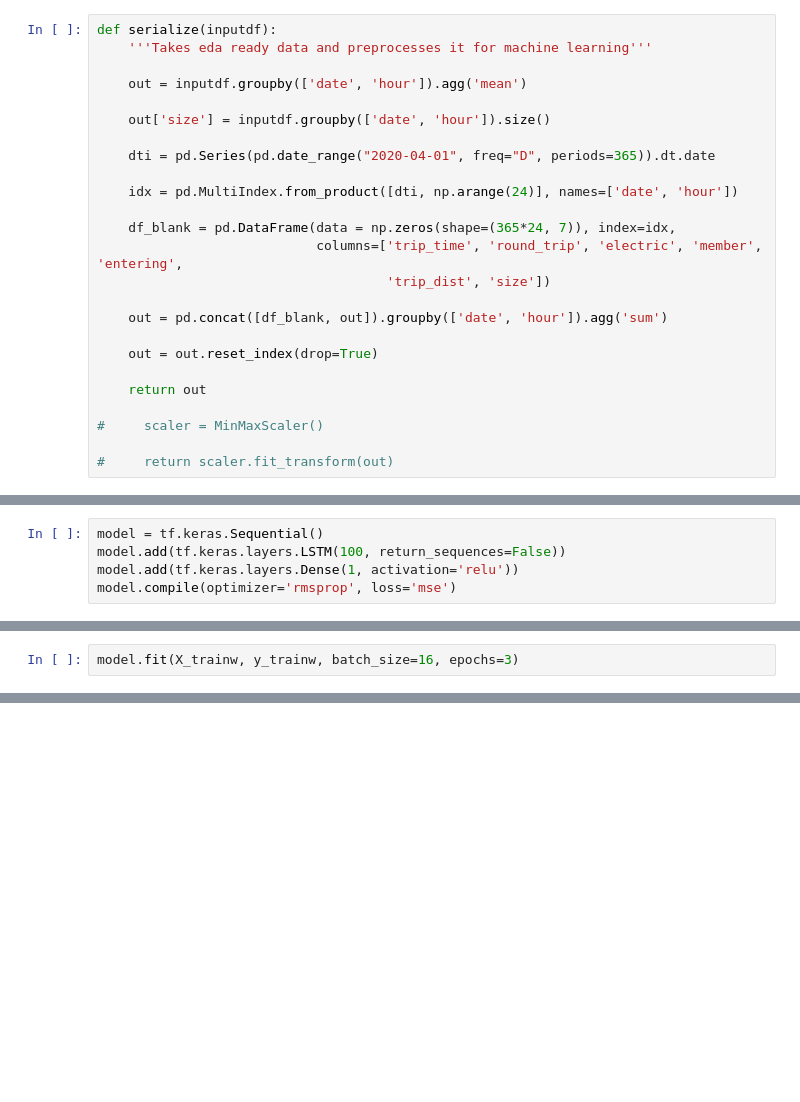
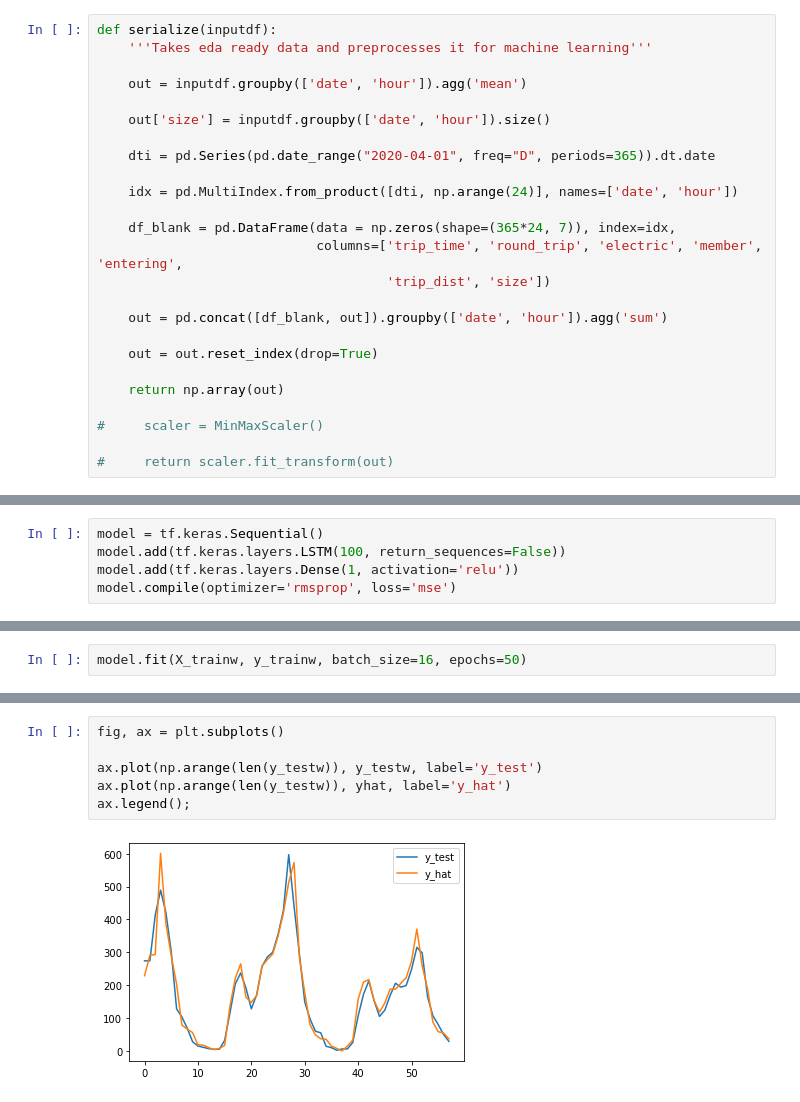
Before and after one commit to nick-kopy/Predicting-Bike-Rental-Station-Traffic, a Jupyter notebook: cap3.ipynb, the cells around one changed output, grey strips where cells are left out. Drawn from its saved outputs; the diff is of its cells as text; blank space fills up the shorter version.

Commit message:
first working model

```diff
--- a/cap3.ipynb
+++ b/cap3.ipynb
@@ -306,7 +307,7 @@ def serialize(inputdf):
 
     out = out.reset_index(drop=True)
 
-    return out
+    return np.array(out)
 
 #     scaler = MinMaxScaler()
 
@@ -584,2 +550,0 @@ _________________________________________________________________
-# %%
-model.fit(X_trainw, y_trainw, batch_size=16, epochs=3)
@@ -638,0 +551,2 @@ Length: 8760, dtype: datetime64[ns]
+# %%
+model.fit(X_trainw, y_trainw, batch_size=16, epochs=50)
@@ -638,0 +618,8 @@ Length: 8760, dtype: datetime64[ns]
+# %%
+fig, ax = plt.subplots()
+
+ax.plot(np.arange(len(y_testw)), y_testw, label='y_test')
+ax.plot(np.arange(len(y_testw)), yhat, label='y_hat')
+ax.legend();
+# %% [output]
+[figure, added]
```
Also changed, not shown: parts of 26 cells of this notebook.
